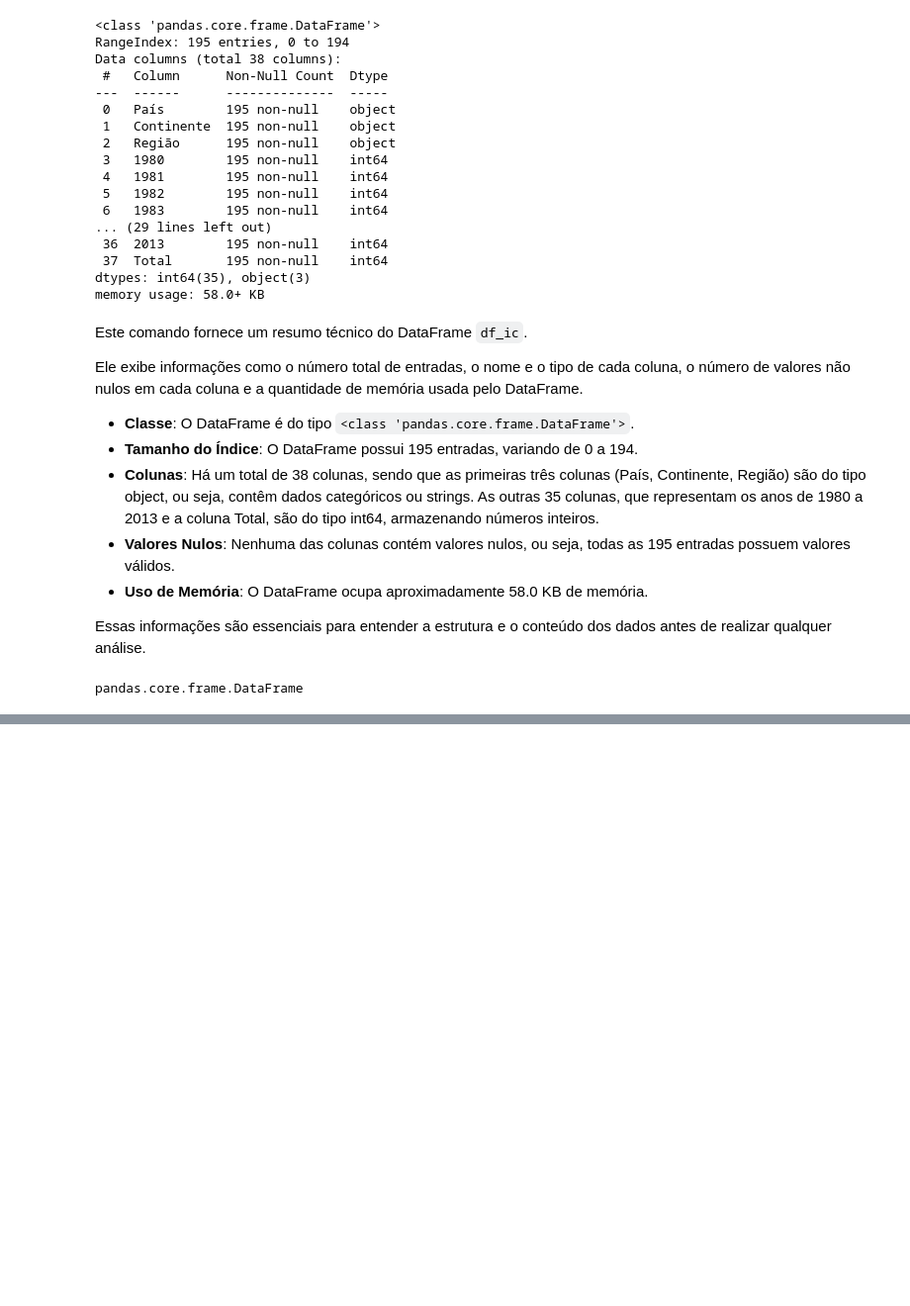
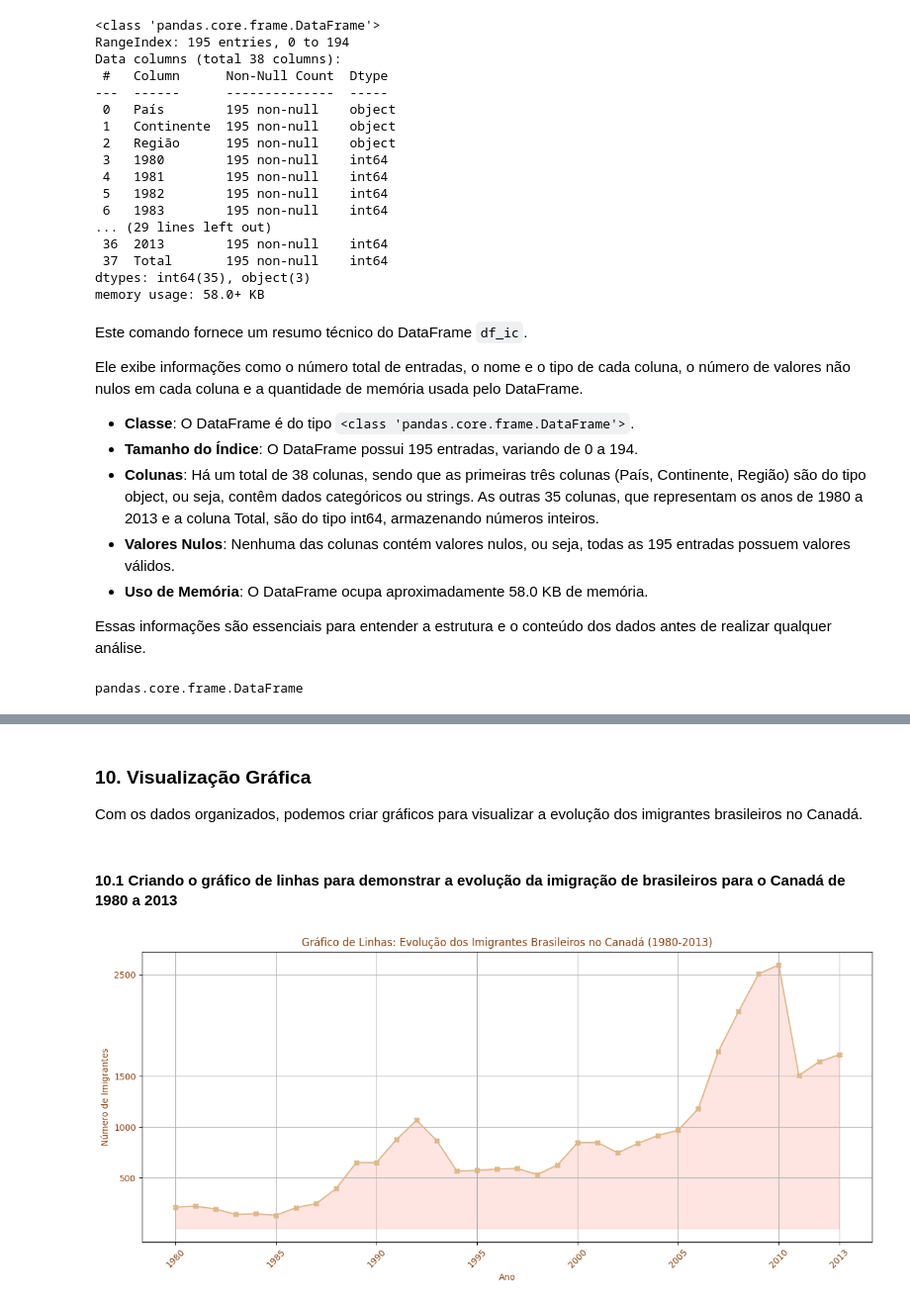
Before and after one commit to maclausk/python-ia-senai-df, a Jupyter notebook: 27_28_082024 - Semana Estatística.ipynb, the cells around one changed output, grey strips where cells are left out. Shown at 99% size. Drawn from its saved outputs; the diff is of its cells as text; code cells hidden in the pictures; blank space fills up the shorter version.

```diff
--- a/27_28_082024 - Semana Estatística.ipynb
+++ b/27_28_082024 - Semana Estatística.ipynb
@@ -508,0 +178,6 @@ plt.show()
+# %%
+# Criar um dicionário através da Série 'brasil'
+brasil_dict = {'ano': brasil.index.tolist(), 'imigrantes': brasil.values.tolist()}
+
+# Apresentando o dicionário criado
+brasil_dict
@@ -508,0 +219,62 @@ plt.show()
+# %% [markdown]
+### 10. **Visualização Gráfica**
+
+Com os dados organizados, podemos criar gráficos para visualizar a evolução dos imigrantes brasileiros no Canadá.
+# %% [markdown]
+#### 10.1 **Criando o gráfico de linhas para demonstrar a evolução da imigração de brasileiros para o Canadá de 1980 a 2013**
+# %%
+# Configurando o tamanho da figura
+# figsize define o tamanho da figura em polegadas (largura x altura)
+plt.figure(figsize=(15,6))  # 15 polegadas de largura e 6 polegadas de altura
+    # Conversão de polegadas para centímetros:
+    # 1 polegada = 2.54 cm
+    # largura: 15 polegadas x 2.54 = 38,1 cm
+    # altura: 6 polegadas x 2,54 = 15,24 cm
+    # DPI (dots per inch, ou pontos por polegada) define a resolução da imagem.
+    # O padrão no matplotlib é DPI = 100.
+    # Largura: 15 polegadas x 100 DPI = 1500 pixels
+    # Altura: 6 polegadas x 100 DPI = 600 pixels
+
+# Criando o gráfico de linhas
+# plt.plot é usado para plotar gráficos de linhas
+# df_brasil['ano'] são os dados do eixo x (anos) e df_brasil['imigrantes'] são os dados do eixo y (número de imigrantes)
+# color define a cor da linha e marker define o marcador para os pontos de dados
+plt.plot(df_brasil['ano'], df_brasil['imigrantes'], color='burlywood', marker='X')
+
+# Rotacionando os rótulos do eixo x para melhorar a legibilidade
+# plt.xticks(rotation=45) rotaciona os rótulos do eixo x em 45 graus
+plt.xticks(rotation=45)
+
+# Definindo os rótulos específicos e a cor dos rótulos no eixo x
+# plt.xticks() também é usado para definir os rótulos de eixo x e a cor dos rótulos
+plt.xticks(['1980','1985','1990','1995','2000','2005','2010','2013'], color = 'saddlebrown')
+
+# Definindo os valores e a cor dos rótulos no eixo y
+# plt.yticks() define os valores mostrados no eixo y e a cor dos rótulos
+plt.yticks([500,1000,1500,2500,3000], color = 'saddlebrown')
+
+# Preenchendo a área abaixo da curva
+# plt.fill_between() preenche a área entre a linha do gráfico e o eixo x
+# alpha define a transparência da cor de preenchimento
+plt.fill_between(df_brasil['ano'], df_brasil['imigrantes'], color='salmon', alpha=0.2)
+
+# Adicionando uma grade ao gráfico
+# plt.grid(True) adiciona uma grade ao gráfico para melhorar a visualização
+plt.grid(True)
+
+# Definindo o título e os rótulos dos eixos com cores específicas
+# plt.title() define o título do gráfico e sua cor
+# plt.xlabel() e plt.ylabel() definem os rótulos dos eixos x e y, respectivamente, e suas cores
+plt.title("Gráfico de Linhas: Evolução dos Imigrantes Brasileiros no Canadá (1980-2013)", color = 'saddlebrown')
+plt.xlabel('Ano', color = 'saddlebrown')
+plt.ylabel('Número de Imigrantes', color = 'saddlebrown')
+
+# Salvando o gráfico como uma imagem PNG
+# plt.savefig() salva o gráfico no formato e no caminho especificados
+plt.savefig('Material de Apoio/grafico_linhas_imigrantes_brasil.png')
+
+# Mostrando o gráfico
+# plt.show() exibe o gráfico na tela
+plt.show()
+# %% [output]
+[figure, added]
```
Also changed, not shown: parts of 35 cells of this notebook, 5 other files.
